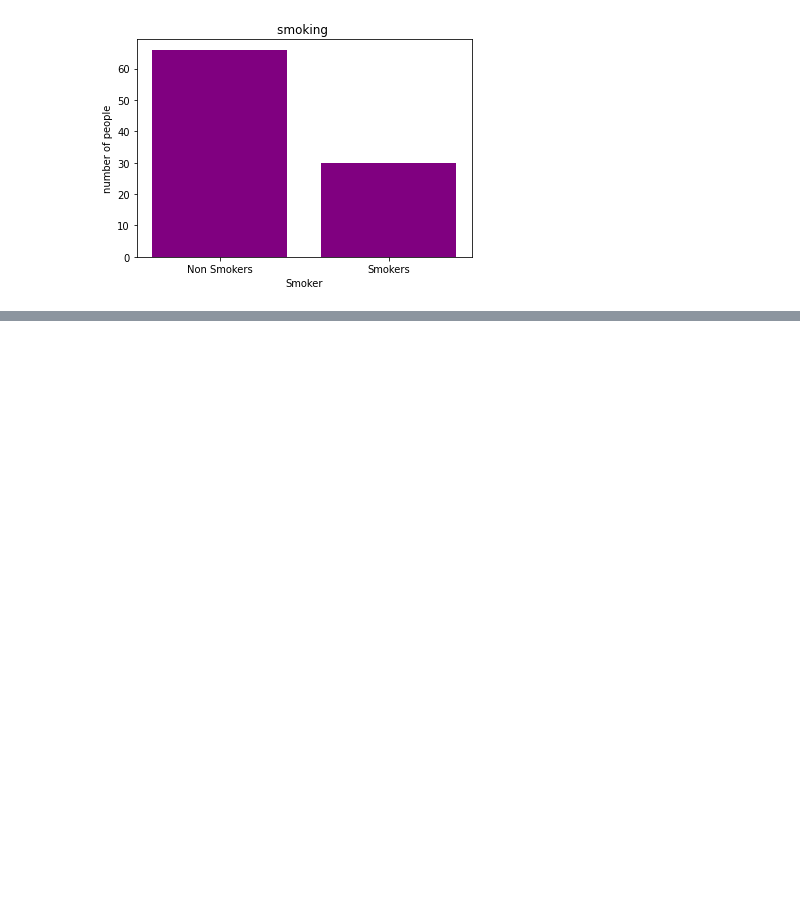
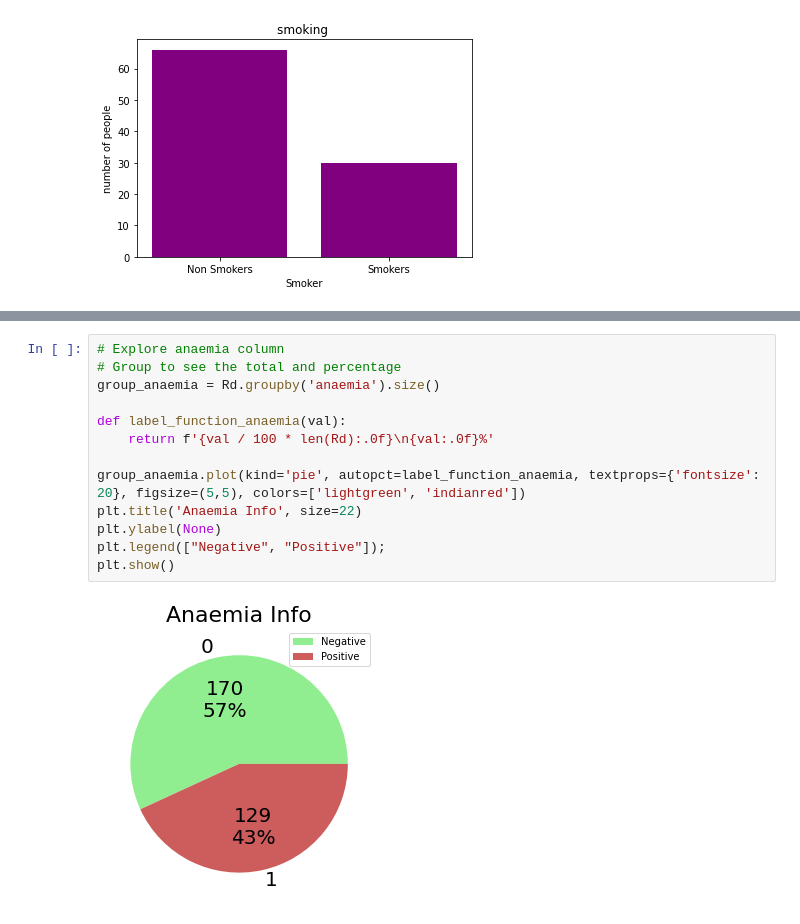
Before and after one commit to shantanu779/data_science, a Jupyter notebook: assignment2.ipynb, the cells around one changed output, grey strips where cells are left out. Drawn from its saved outputs; the diff is of its cells as text; blank space fills up the shorter version.

```diff
--- a/assignment2.ipynb
+++ b/assignment2.ipynb
@@ -424,0 +523,15 @@ Text(0.5, 1.0, 'smoking ')
+# %%
+# Explore anaemia column
+# Group to see the total and percentage
+group_anaemia = Rd.groupby('anaemia').size()
+
+def label_function_anaemia(val):
+    return f'{val / 100 * len(Rd):.0f}\n{val:.0f}%'
+
+group_anaemia.plot(kind='pie', autopct=label_function_anaemia, textprops={'fontsize': 20}, figsize=(5,5), colors=['lightgreen', 'indianred'])
+plt.title('Anaemia Info', size=22)
+plt.ylabel(None)
+plt.legend(["Negative", "Positive"]);
+plt.show()
+# %% [output]
+[figure, added]
```
Also changed, not shown: parts of 27 cells of this notebook.
